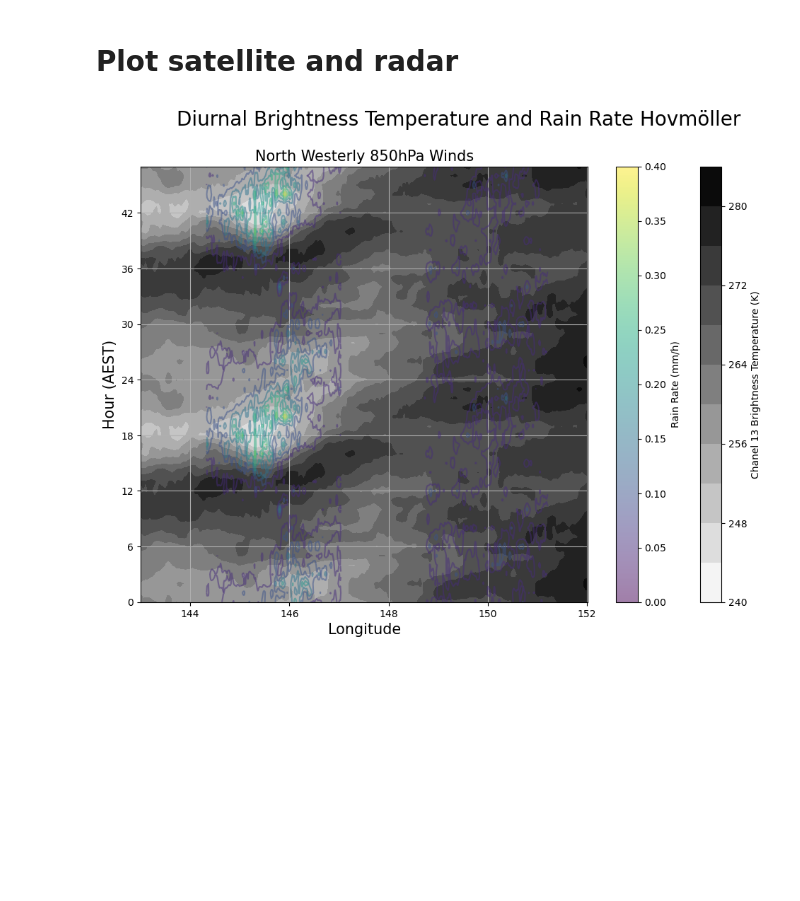
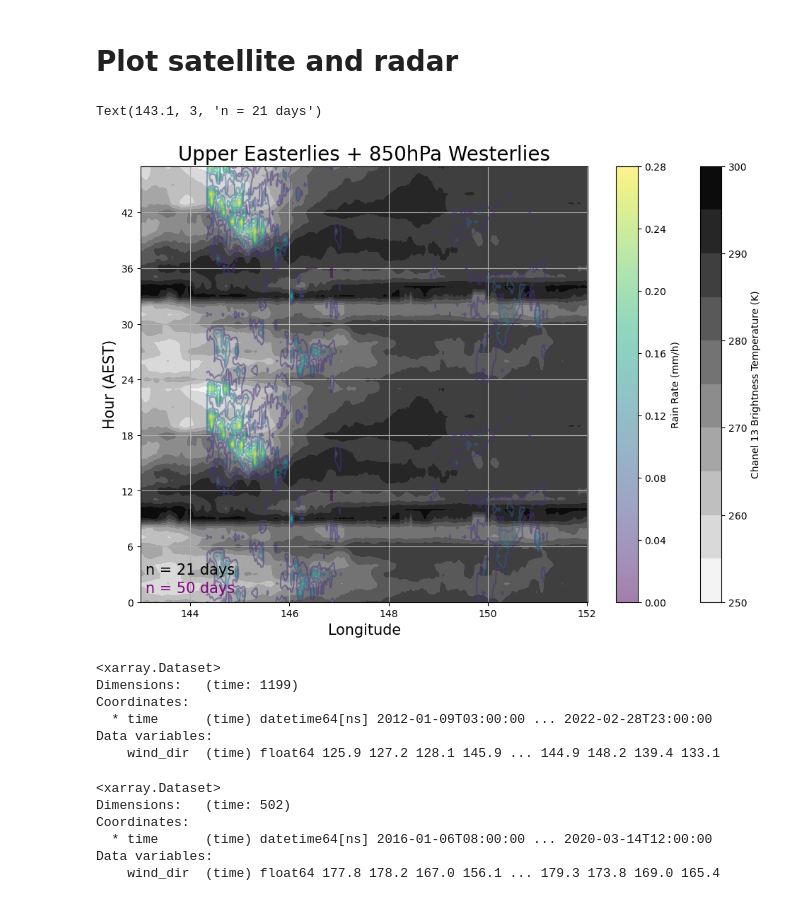
Before and after one commit to alanah-chapman/diurnal-cylces-of-clouds-and-rainfall-over-NE-QLD-during-CBS, a Jupyter notebook: BA-H8-RA_hovmöllers-combining-BT-and-RR.ipynb, the cells around one changed output. Saved outputs shown, nothing was run; the diff lists cells and outputs as text; code cells hidden in the pictures; blank space fills up the shorter version.

Commit message:
added deep wind regime analysis

```diff
--- a/BA-H8-RA_hovmöllers-combining-BT-and-RR.ipynb
+++ b/BA-H8-RA_hovmöllers-combining-BT-and-RR.ipynb
@@ -131,7 +118,17 @@ TypeError: Input z must be 2D, not 1D
 # %%
 %%time
 # use barra wind directions to look into "direction" periods raining
-winds = barra_cairns.wind_dir.compute()
-winds_dir = winds[(winds>270)&(winds<=360)]
-wind_times = winds_dir.time.values
+# winds = barra_cairns.wind_dir.compute()
+# winds_dir = winds[(winds>270)&(winds<=360)]
+# wind_times = winds_dir.time.values
+
+# using 500hPa and 850hPa BARRA2 wind fields:
+winds850 = barra_cairns.wind_dir.compute()
+winds500 = barra_cairns_500.wind_dir.compute()
+winds_dir_850 = winds850[(winds850>180)&(winds850<=360)]
+winds_dir_500 = winds500[(winds500>=0)&(winds500<=180)]
+# merge indexes for each dataarray, join=inner chooses indexes which match ignoring those that don't
+merged_500 = xr.merge([winds_dir_500, winds_dir_850], join='inner',compat="override") # “override”: skip comparing and pick variable from first dataset
+merged_850 = xr.merge([winds_dir_850, winds_dir_500], join='inner',compat="override")
+wind_times = merged_500.time.values
 # %% [output]
@@ -198,5 +195,5 @@ Wall time: 17.1 s
 # %%
-willis_data = read_netcdf(willis_radar_files,cairns=False,bb=False)
+willis_data = read_netcdf(willis_radar_files,wind_times,cairns=False,bb=False)
 # %%
 rr_cairns = cairns_data.groupby(cairns_data.time.dt.hour).mean(dim=["y","time"])
 # %%
@@ -407,6 +404,7 @@ wind_times = winds_dir.time.values
 # %%
+wind_times = merged_500.time.values
 def read_netcdf_him8(file_path):
-    with xr.open_mfdataset(file_path) as ds:
+    with xr.open_mfdataset(file_path,engine="h5netcdf", chunks="auto") as ds:
         barra_winds = ds.ch13BT.sel(time=wind_times,method="nearest").sel(lat=slice(-16.993225,-16.633728))
         # data = ds.ch13BT.sel(lat=slice(-17.3,-16.3)) #-16.817,method="nearest"
         result_mean = barra_winds.groupby(barra_winds.time.dt.hour).mean(dim=["lat","time"])  # barra_winds need to be put in twice here
@@ -434,7 +432,7 @@ Wall time: 8.47 s
 bt_mean_aest = np.roll(result_mean,shift=10,axis=0)
 bt_med_aest = np.roll(result_med,shift=10,axis=0)
 # %%
-bt_long = xr.open_dataset('/home/563/ac9768/2020_ch13BT_regridded_2kmres.nc', engine="h5netcdf", chunks="auto")
+bt_long = xr.open_dataset('/home/563/ac9768/himawari_regridded_files/2020_ch13BT_regridded_2kmres.nc', engine="h5netcdf", chunks="auto")
 bt_lon = bt_long.lon.values
 # %% [markdown]
 # Plot satellite and radar
@@ -447,26 +445,48 @@ double_willis = np.concatenate([willis_aest[:, 17:-17],willis_aest[:, 17:-17]])
 # %%
 fig, ax = plt.subplots(1,1,figsize=(12,8))
 fig.patch.set_facecolor('white')
 level=np.arange(265,290,0.75)
 level=np.arange(264,290,0.75)
 cf0=plt.contourf(bt_lon,np.arange(0,48,1),double_him_mean,levels=10,cmap="binary",alpha=1)
 plt.colorbar(cf0,label="Chanel 13 Brightness Temperature (K)",pad=0.000005)
 sm = plt.cm.ScalarMappable(cmap=plt.cm.Reds)
 sm = sm.set_array(np.arange(0,6,1))
-levels=np.arange(0,0.45,0.05)
+levels=np.arange(0,0.32,0.04)
 cf1=plt.contour(cairns_lon[6:-6],np.arange(0,48,1),double_cairns,levels=levels,cmap="viridis",alpha=0.5)
 # cb=plt.colorbar(cf1,label="Rain Rate (mm/h)",ticks=levels,pad=0.05)
 norm= matplotlib.colors.Normalize(vmin=cf1.cvalues.min(), vmax=cf1.cvalues.max())
 sm = plt.cm.ScalarMappable(norm=norm, cmap = cf1.cmap)
 sm.set_array([])
 plt.colorbar(sm,label="Rain Rate (mm/h)",ticks=cf1.levels,ax=ax,alpha=0.5)
 
 cf2=plt.contour(willis_lon[17:-17],np.arange(0,48,1),double_willis,levels=levels,alpha=0.5,cmap="viridis")
+# plt.colorbar(cf2)
 ax.set_xlabel("Longitude",fontsize=15)
 ax.set_ylabel("Hour (AEST)",fontsize=15)
 ax.set_yticks(np.arange(0,48,6))
 ax.grid()
-fig.suptitle("Diurnal Brightness Temperature and Rain Rate Hovmöller",fontsize=20);
-ax.set_title("North Westerly 850hPa Winds",fontsize=15); #Mean for latitudes shared by Cairns and Willis Island radar sites
+# fig.suptitle("Diurnal Brightness Temperature and Rain Rate Hovmöller",fontsize=20);
+ax.set_title("Upper Easterlies + 850hPa Westerlies",fontsize=20); #Mean for latitudes shared by Cairns and Willis Island radar sites
+ax.text(143.1,1,'n = 50 days',color='purple',fontsize=15)
+ax.text(143.1,3,'n = 21 days',color='black',fontsize=15)
 # %% [output]
+Text(143.1, 3, 'n = 21 days')
-[figure, old version]
+[figure, new version]
+# %%
+merged_500
+# %% [output]
+<xarray.Dataset>
+Dimensions:   (time: 1199)
+Coordinates:
+  * time      (time) datetime64[ns] 2012-01-09T03:00:00 ... 2022-02-28T23:00:00
+Data variables:
+    wind_dir  (time) float64 125.9 127.2 128.1 145.9 ... 144.9 148.2 139.4 133.1
+# %%
+merged_500.sel(time=slice('2016-01-01', '2020-04-01'))
+# %% [output]
+<xarray.Dataset>
+Dimensions:   (time: 502)
+Coordinates:
+  * time      (time) datetime64[ns] 2016-01-06T08:00:00 ... 2020-03-14T12:00:00
+Data variables:
+    wind_dir  (time) float64 177.8 178.2 167.0 156.1 ... 179.3 173.8 169.0 165.4
```
Also changed, not shown: parts of 17 cells of this notebook, 3 other files.
